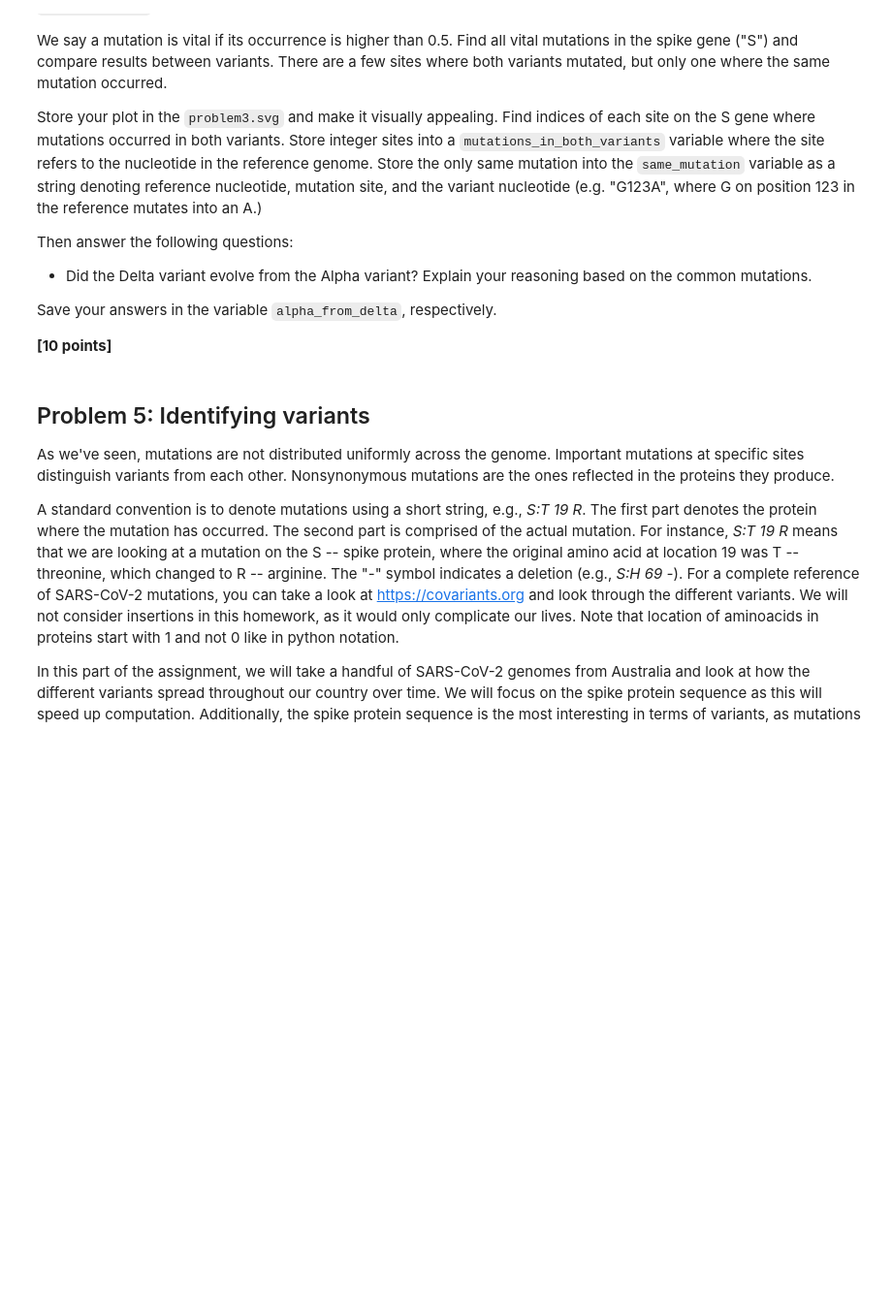
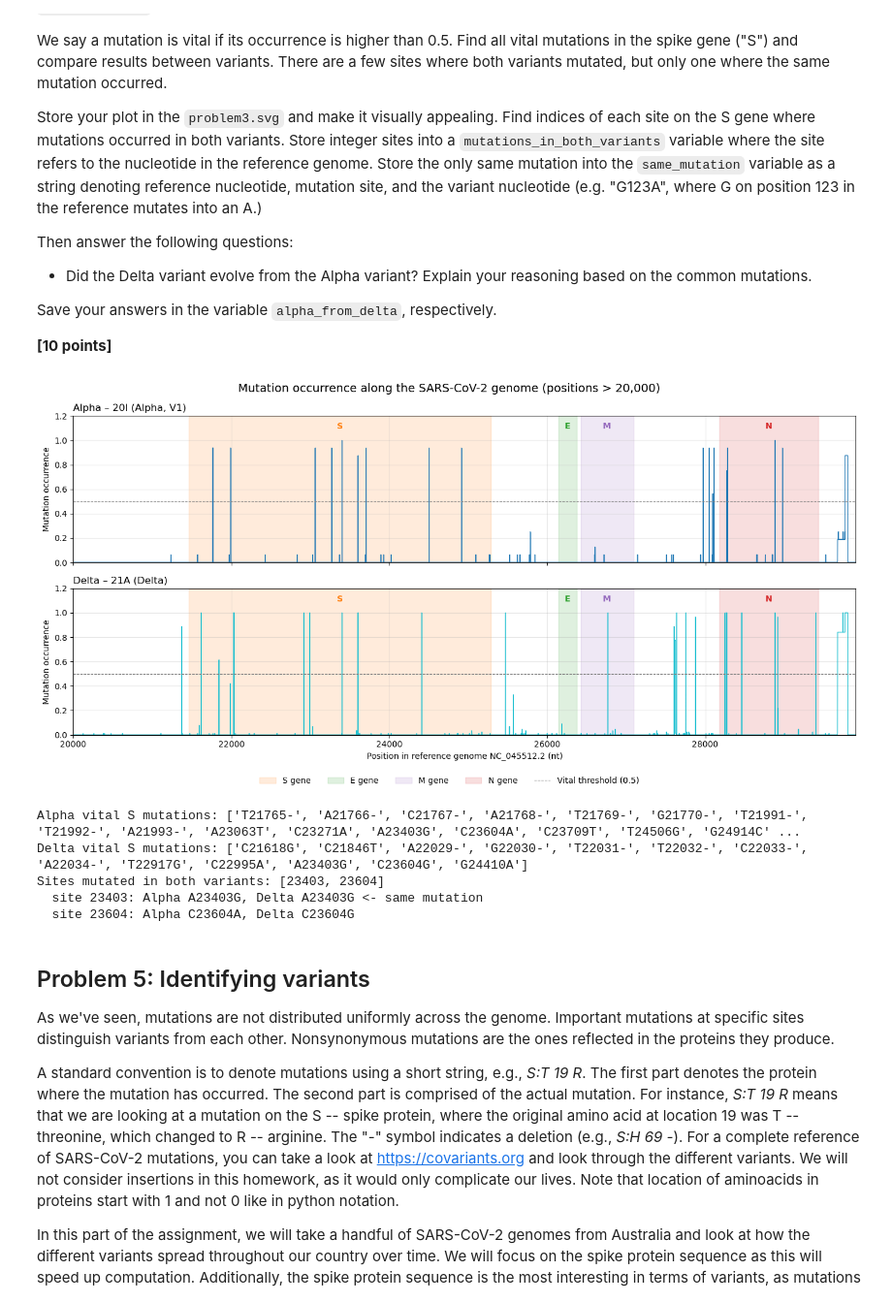
Before and after one commit to callis661/BINF3010-Assignment-Part-3., a Jupyter notebook: viral_evo_workbook.ipynb, the cells around one changed output. Shown at 97% size. Cells and saved outputs as stored; diff of their text form; code cells hidden in the pictures; blank space fills up the shorter version.

Commit message:
Completed problem 4

```diff
--- a/viral_evo_workbook.ipynb
+++ b/viral_evo_workbook.ipynb
@@ -403,0 +397,79 @@ Did the Delta variant evolve from the Alpha variant? Explain your reasoning base
+# %%
+import matplotlib.pyplot as plt
+
+# Load the aligned genomes into a dictionary: accession id -> sequence
+p4_seqs = {rec.description.split("|")[0]: str(rec.seq).upper()
+           for rec in SeqIO.parse("data/p1-sars-cov-2-variants.fasta", "fasta")}
+ref_arr = np.array(list(p4_seqs["NC_045512.2"]))
+
+
+def mutation_frequency(ids):
+    """Fraction of sequences with a mutation (substitution or deletion) at each reference position.
+    Unknown bases (N and other ambiguity codes) are not counted as mutations."""
+    M = np.array([list(p4_seqs[i]) for i in ids])
+    mutated = (M != ref_arr) & np.isin(M, list("ACGT-"))
+    mutated[:, ref_arr == "-"] = False           # masked ends of the reference
+    return mutated.mean(axis=0), M
+
+
+alpha_freq, alpha_M = mutation_frequency(alpha_variants)
+delta_freq, delta_M = mutation_frequency(delta_variants)
+
+# Plot
+gene_colors = {"S": "tab:orange", "E": "tab:green", "M": "tab:purple", "N": "tab:red"}
+positions = np.arange(1, len(ref_arr) + 1)       # 1-based reference positions
+start_plot = 20000
+
+fig, axes = plt.subplots(2, 1, figsize=(14, 7), sharex=True)
+for ax, name, freq, color in [(axes[0], "Alpha – 20I (Alpha, V1)", alpha_freq, "tab:blue"),
+                              (axes[1], "Delta – 21A (Delta)", delta_freq, "tab:cyan")]:
+    for gene, (start, end) in gene_locations.items():
+        ax.axvspan(start, end, color=gene_colors[gene], alpha=0.15, label=f"{gene} gene")
+        ax.text((start + end) / 2, 1.08, gene, ha="center", va="bottom",
+                fontweight="bold", color=gene_colors[gene])
+    ax.plot(positions[start_plot:], freq[start_plot:], color=color, lw=1)
+    ax.axhline(0.5, color="grey", ls="--", lw=0.8, label="Vital threshold (0.5)")
+    ax.set_ylim(0, 1.2)
+    ax.set_xlim(start_plot, len(ref_arr))
+    ax.set_ylabel("Mutation occurrence")
+    ax.set_title(name, loc="left")
+    ax.grid(alpha=0.3)
+handles, labels = axes[0].get_legend_handles_labels()
+axes[1].set_xlabel("Position in reference genome NC_045512.2 (nt)")
+fig.suptitle("Mutation occurrence along the SARS-CoV-2 genome (positions > 20,000)", fontsize=14)
+fig.legend(handles, labels, loc="lower center", ncol=5, frameon=False)
+fig.tight_layout(rect=(0, 0.05, 1, 1))
+fig.savefig("problem3.svg")
+plt.show()
+
+# Vital mutations (occurrence > 0.5) on the S gene
+s_start, s_end = gene_locations["S"]
+
+
+def most_common_base(M, i):
+    bases, counts = np.unique(M[:, i], return_counts=True)
+    return bases[np.argmax(counts)]
+
+
+def vital_in_S(freq, M):
+    return {i + 1: f"{ref_arr[i]}{i + 1}{most_common_base(M, i)}"       # 1-based site
+            for i in range(s_start, s_end) if freq[i] > 0.5}
+
+
+alpha_S = vital_in_S(alpha_freq, alpha_M)
+delta_S = vital_in_S(delta_freq, delta_M)
+print("Alpha vital S mutations:", list(alpha_S.values()))
+print("Delta vital S mutations:", list(delta_S.values()))
+
+both_sites = sorted(set(alpha_S) & set(delta_S))
+print("Sites mutated in both variants:", both_sites)
+for site in both_sites:
+    print(f"  site {site}: Alpha {alpha_S[site]}, Delta {delta_S[site]}",
+          "<- same mutation" if alpha_S[site] == delta_S[site] else "")
+# %% [output]
+[figure, added]
+Alpha vital S mutations: ['T21765-', 'A21766-', 'C21767-', 'A21768-', 'T21769-', 'G21770-', 'T21991-', 'T21992-', 'A21993-', 'A23063T', 'C23271A', 'A23403G', 'C23604A', 'C23709T', 'T24506G', 'G24914C' ...
+Delta vital S mutations: ['C21618G', 'C21846T', 'A22029-', 'G22030-', 'T22031-', 'T22032-', 'C22033-', 'A22034-', 'T22917G', 'C22995A', 'A23403G', 'C23604G', 'G24410A']
+Sites mutated in both variants: [23403, 23604]
+  site 23403: Alpha A23403G, Delta A23403G <- same mutation
+  site 23604: Alpha C23604A, Delta C23604G
```
Also changed, not shown: parts of 4 cells of this notebook.
